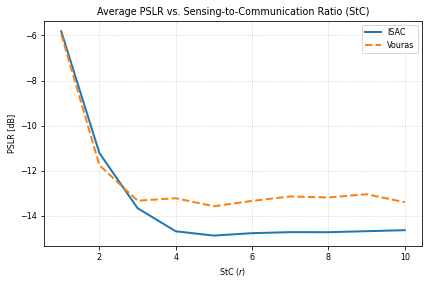
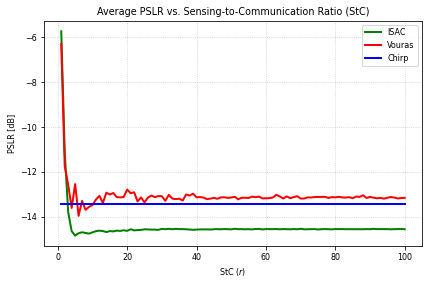
Code edit (unified diff) that turned the first committed figure into the second:
--- before
+++ after
@@ -12,6 +12,6 @@
 chirp = np.exp(1j * np.pi * k * t**2)
 
-StC = np.arange(10) + 1
-iterations = int(10) # Converted to integer for the loop range
+StC = np.arange(100) + 1
+iterations = 1 # No reason for more than one itration
 
 # Properly initialize arrays using NumPy to avoid list append overhead/errors
@@ -21,4 +21,7 @@
 isac_PSLR = np.zeros(len(StC))
 isac_ISLR = np.zeros(len(StC))
+
+orig_PSLR = np.zeros(len(StC))
+orig_ISLR = np.zeros(len(StC))
 
 for r_idx, r in enumerate(StC):
@@ -30,4 +33,7 @@
     vouras_pslr_tot = 0
     vouras_islr_tot = 0
+
+    orig_pslr_tot = 0
+    orig_islr_tot = 0
 
     for i in range(iterations):
@@ -57,4 +63,10 @@
         isac_pslr_tot += isac_pslr
         isac_islr_tot += isac_islr
+
+        orig_pslr_tot += pslr_orig
+        orig_islr_tot += islr_orig
+
+
+
     
     # Calculate the linear average over all iterations for the current StC ratio
@@ -64,4 +76,7 @@
     isac_PSLR[r_idx] = isac_pslr_tot / iterations
     isac_ISLR[r_idx] = isac_islr_tot / iterations
+
+    orig_PSLR[r_idx] = orig_pslr_tot / iterations
+    orig_ISLR[r_idx] = orig_islr_tot / iterations
 
 # ==========================================
@@ -75,4 +90,7 @@
 isac_ISLR_dB = 10 * np.log10(isac_ISLR)
 
+orig_PSLR_dB = 10 * np.log10(orig_PSLR)
+orig_ISLR_dB = 10 * np.log10(orig_ISLR)
+
 # ==========================================
 # Plotting the Results
@@ -82,6 +100,9 @@
 
 # --- Plot 1: PSLR ---
-plt.plot(StC, isac_PSLR_dB, linewidth=2, label='ISAC')
-plt.plot(StC, vouras_PSLR_dB, linewidth=2, linestyle='--', label='Vouras')
+plt.plot(StC, isac_PSLR_dB, linewidth=2, label='ISAC', color='green')
+plt.plot(StC, vouras_PSLR_dB, linewidth=2, label='Vouras', color='red')
+plt.plot(StC, orig_PSLR_dB, linewidth=2, label='Chirp', color='blue')
+
+
 plt.title('Average PSLR vs. Sensing-to-Communication Ratio (StC)')
 plt.xlabel('StC ($r$)')
@@ -97,6 +118,8 @@
 plt.rcParams.update({'font.size': 8})
 # --- Plot 2: ISLR ---
-plt.plot(StC, isac_ISLR_dB, marker='o', linewidth=2, label='ISAC')
-plt.plot(StC, vouras_ISLR_dB, marker='s', linewidth=2, linestyle='--', label='Vouras')
+plt.plot(StC, isac_ISLR_dB, linewidth=2, label='ISAC', color='green')
+plt.plot(StC, vouras_ISLR_dB, linewidth=2, label='Vouras', color='red')
+plt.plot(StC, orig_ISLR_dB, linewidth=2, label='Chirp', color='blue')
+
 plt.title('Average ISLR vs. Sensing-to-Communication Ratio (StC)')
 plt.xlabel('StC ($r$)')

Commit: Add files via upload